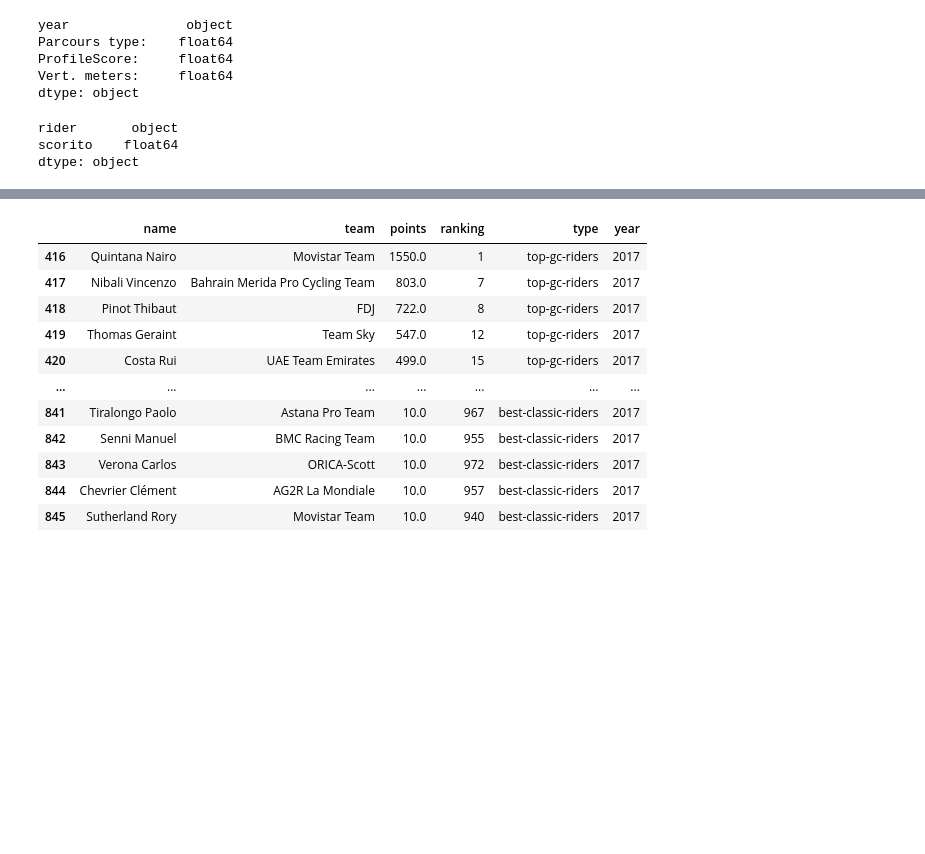
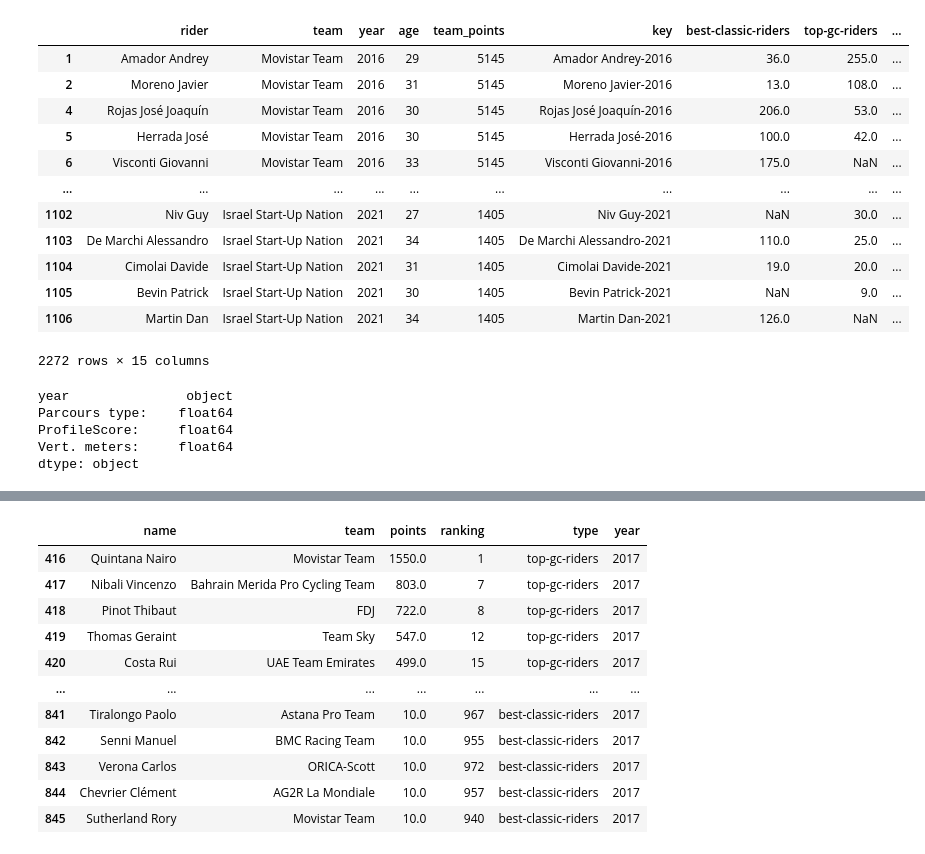
Before and after one commit to Michiel-DK/cycling, a Jupyter notebook: merge.ipynb, the cells around one changed output, grey strips where cells are left out. Cells and saved outputs as stored; diff of their text form; code cells hidden in the pictures; blank space fills up the shorter version.

Commit message:
training data done

```diff
--- a/merge.ipynb
+++ b/merge.ipynb
@@ -1,5 +1,47 @@
 # %%
 import pandas as pd
+# %%
+stages_profile = pd.read_csv('parcours_clean.csv').groupby('year')['Parcours type:', 'ProfileScore:', 'Vert. meters:'].mean().reset_index()
+stages_profile['year'] = stages_profile['year'].astype('str')
+profile = pd.read_csv('data_profile.csv').drop_duplicates()
+age = pd.read_csv('data_age.csv').drop_duplicates()
+#performance = pd.read_csv('data_performance.csv').drop_duplicates()
+teams = pd.read_csv('data_teams.csv').drop_duplicates()
+master_ls = []
+
+for year in [2017,2018,2019,2020,2021]:
+    points_last = pd.read_csv(f'data_points_{year-1}.csv', index_col=0).drop(columns='year')
+    points_current = pd.read_csv(f'data_points_{year}.csv', index_col=0).drop(columns='year').rename(columns={'scorito': 'target'})
+    table2 = pd.merge(profile, age,  how='outer', left_on=['name','year', 'team'], right_on = ['name','year', 'team'])
+    table4 = pd.merge(table2, teams, how='outer', left_on=['team','year'], right_on = ['team','year']).drop(columns=['ranking', 'team_class'])
+    table4['year'] = table4['year'].astype('str')
+    table4['key'] = table4[['name', 'year']].agg('-'.join, axis=1)
+    table5 = table4.pivot_table(values='points', index='key', columns='type', aggfunc='first').reset_index()
+    table6 = pd.merge(table4, table5, how='outer', left_on='key', right_on = 'key').drop(columns=['type', 'points']).drop_duplicates()
+    table7 = table6.merge(stages_profile, how='left', on='year').rename(columns={'Parcours type:':'profile_type', 'ProfileScore:' : 'profile_score', 'Vert. meters:':'profile_vert', 'name':'rider'})
+    table8 = table7.merge(points_last, how='left', on='rider')
+    table9 = table8.merge(points_current, how='left', on='rider')
+    master_ls.append(table9)
+
+master_df = pd.concat(master_ls)
+master_df = master_df[master_df['target'].notna()]
+master_df.to_csv('training.csv')
+# %%
+master_df[master_df['target'].notna()]
+# %% [output]
+|  | rider | team | year | age | team_points | key | best-classic-riders | top-gc-riders | ... |
+| 1 | Amador Andrey | Movistar Team | 2016 | 29 | 5145 | Amador Andrey-2016 | 36.0 | 255.0 | ... |
+| 2 | Moreno Javier | Movistar Team | 2016 | 31 | 5145 | Moreno Javier-2016 | 13.0 | 108.0 | ... |
+| 4 | Rojas José Joaquín | Movistar Team | 2016 | 30 | 5145 | Rojas José Joaquín-2016 | 206.0 | 53.0 | ... |
+| 5 | Herrada José | Movistar Team | 2016 | 30 | 5145 | Herrada José-2016 | 100.0 | 42.0 | ... |
+| 6 | Visconti Giovanni | Movistar Team | 2016 | 33 | 5145 | Visconti Giovanni-2016 | 175.0 | NaN | ... |
+| ... | ... | ... | ... | ... | ... | ... | ... | ... | ... |
+| 1102 | Niv Guy | Israel Start-Up Nation | 2021 | 27 | 1405 | Niv Guy-2021 | NaN | 30.0 | ... |
+| 1103 | De Marchi Alessandro | Israel Start-Up Nation | 2021 | 34 | 1405 | De Marchi Alessandro-2021 | 110.0 | 25.0 | ... |
+| 1104 | Cimolai Davide | Israel Start-Up Nation | 2021 | 31 | 1405 | Cimolai Davide-2021 | 19.0 | 20.0 | ... |
+| 1105 | Bevin Patrick | Israel Start-Up Nation | 2021 | 30 | 1405 | Bevin Patrick-2021 | NaN | 9.0 | ... |
+| 1106 | Martin Dan | Israel Start-Up Nation | 2021 | 34 | 1405 | Martin Dan-2021 | 126.0 | NaN | ... |
+2272 rows × 15 columns
 # %%
 stages_profile = pd.read_csv('parcours_clean.csv').groupby('year')['Parcours type:', 'ProfileScore:', 'Vert. meters:'].mean().reset_index()
 stages_profile['year'] = stages_profile['year'].astype('str')
@@ -13,9 +55,3 @@ dtype: object
 # %%
 points_last = pd.read_csv('data_points_2016.csv', index_col=0).drop(columns='year')
 points_current = pd.read_csv('data_points_2017.csv', index_col=0).drop(columns='year').rename(columns={'scorito': 'target'})
-# %%
-points_last.dtypes
-# %% [output]
-rider       object
-scorito    float64
-dtype: object
```
Also changed, not shown: parts of 1 cell of this notebook, 1 other file.
